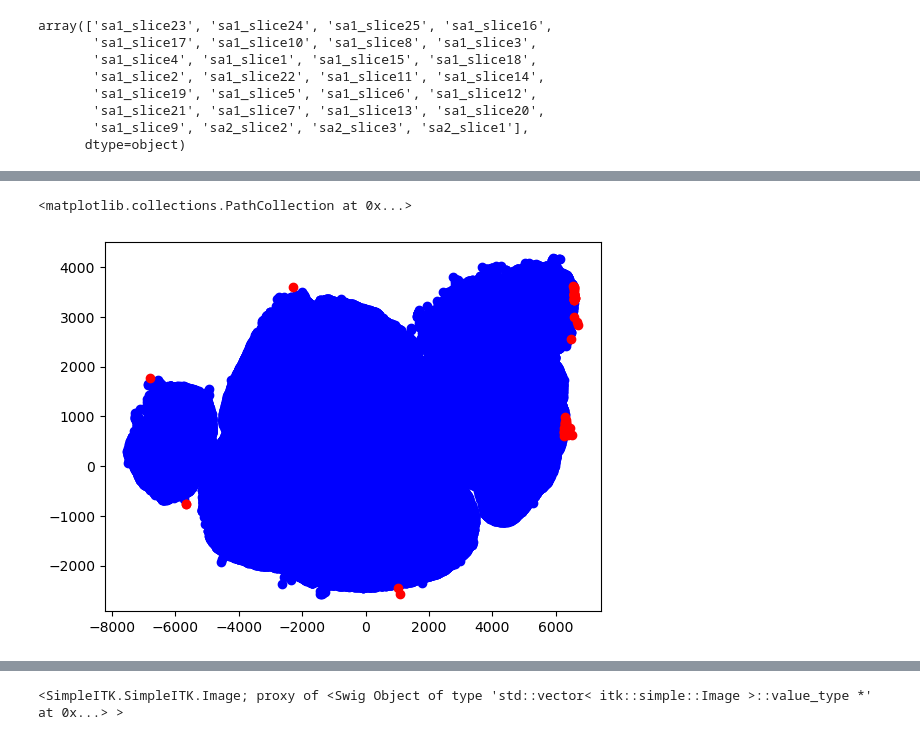
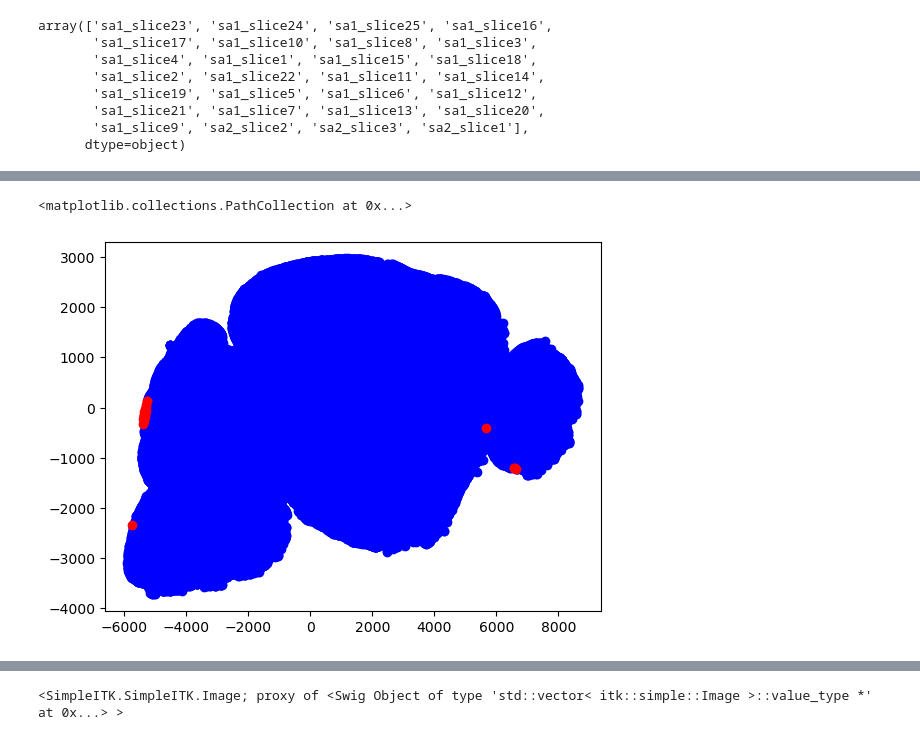
Before and after one commit to ZhuangLab/whole_mouse_brain_MERFISH_atlas_scripts_2023, a Jupyter notebook: scripts/ccf_registration/wb3_sa1/registration_wb3_sa1_final.ipynb, the cells around one changed output, grey strips where cells are left out. Drawn from its saved outputs; the diff is of its cells as text; code cells hidden in the pictures.

```diff
--- a/scripts/ccf_registration/wb3_sa1/registration_wb3_sa1_final.ipynb
+++ b/scripts/ccf_registration/wb3_sa1/registration_wb3_sa1_final.ipynb
@@ -3006,15 +3004,15 @@ column note number of NAs: 45768
 # %%
 # show where the NAs are
-slice_id = 'sa1_slice10'
+slice_id = 'sa1_slice9'
 test_slice = cmd[cmd['slice_id'] == slice_id]
 test_slice_not_NA = test_slice[~test_slice.ccfx.isna()]
 test_slice_NA = test_slice[test_slice.ccfx.isna()]
 
 plt.scatter(test_slice_not_NA.center_x, test_slice_not_NA.center_y, color = 'b')
 plt.scatter(test_slice_NA.center_x, test_slice_NA.center_y, color = 'r')
 # %% [output]
 <matplotlib.collections.PathCollection at 0x...>
-[figure, old version]
+[figure, new version]
 # %%
 # careful here
 # lets just remove space module for now
```
Also changed, not shown: parts of 33 cells of this notebook, 33 other files.
